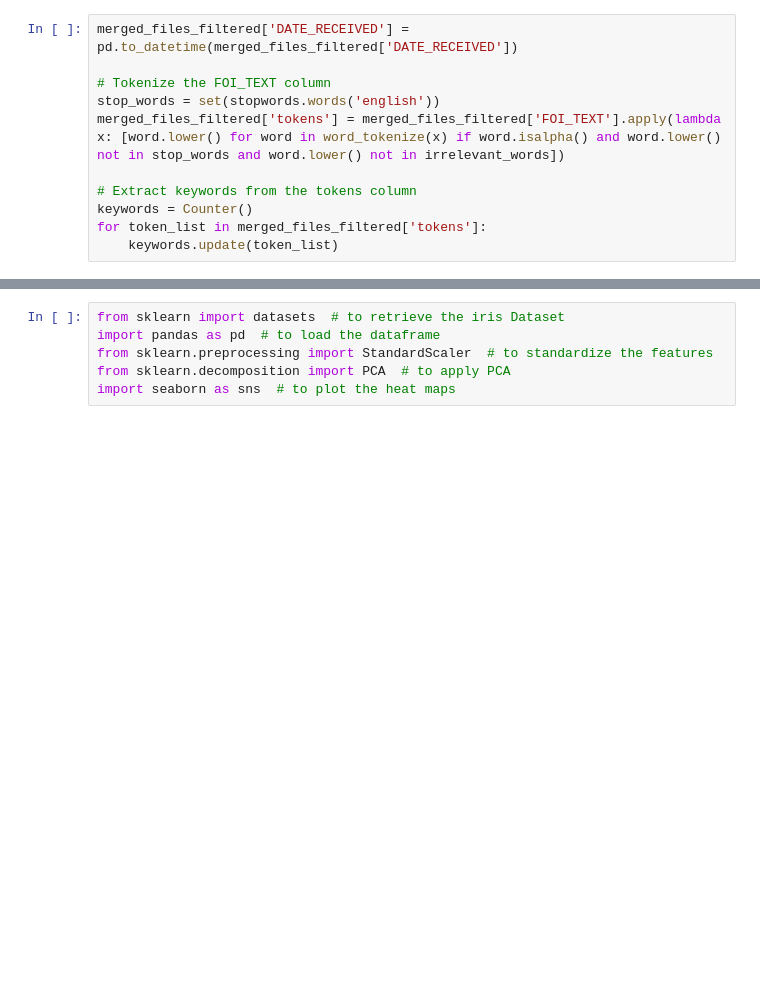
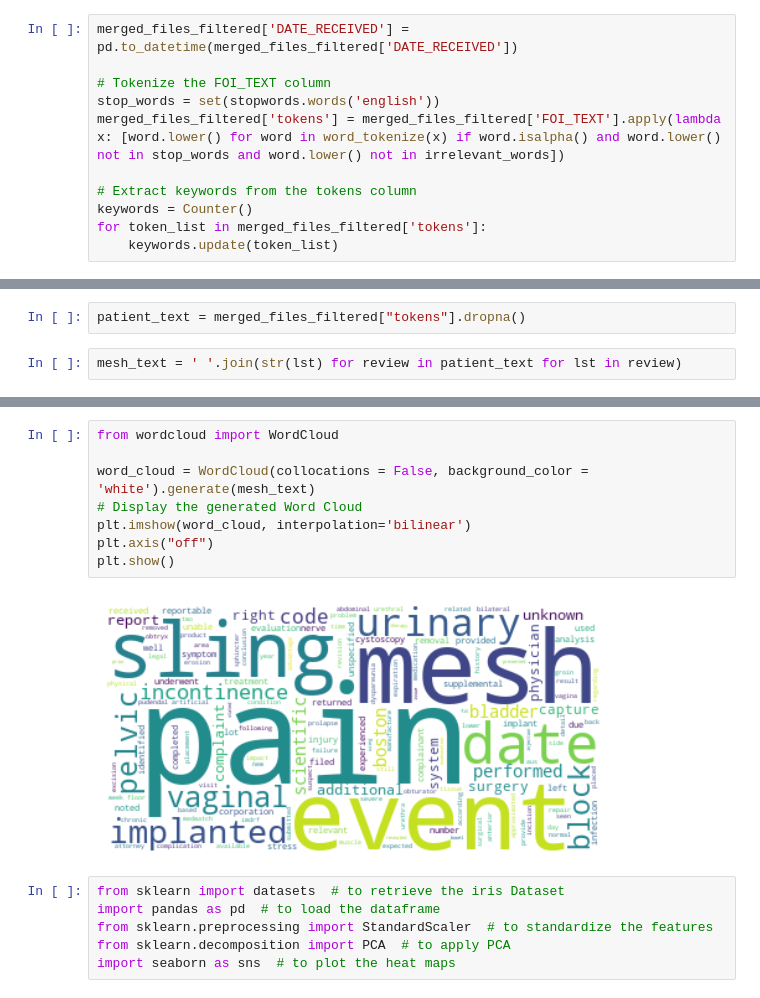
Before and after one commit to KaneZhao/Adverse-Events-in-Female-Stress-Urinary-Incontinence, a Jupyter notebook: EDA.ipynb, the cells around one changed output, grey strips where cells are left out. Saved outputs shown, nothing was run; the diff lists cells and outputs as text; blank space fills up the shorter version.

```diff
--- a/EDA.ipynb
+++ b/EDA.ipynb
@@ -48,0 +120,4 @@ plt.show()
+# %%
+patient_text = merged_files_filtered["tokens"].dropna()
+# %%
+mesh_text = ' '.join(str(lst) for review in patient_text for lst in review)
@@ -49,3 +128,13 @@ plt.show()
+# %%
+from wordcloud import WordCloud
+
+word_cloud = WordCloud(collocations = False, background_color = 'white').generate(mesh_text)
+# Display the generated Word Cloud
+plt.imshow(word_cloud, interpolation='bilinear')
+plt.axis("off")
+plt.show()
+# %% [output]
+[figure, added]
 # %%
 from sklearn import datasets  # to retrieve the iris Dataset
 import pandas as pd  # to load the dataframe
```
Also changed, not shown: parts of 40 cells of this notebook, 1 other file.
